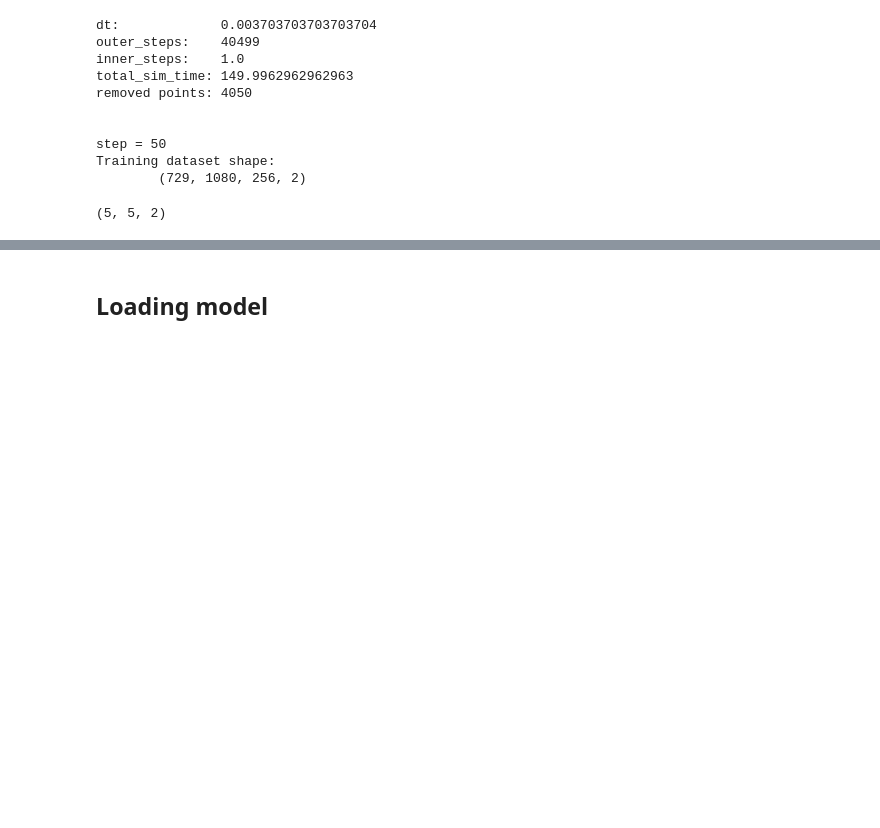
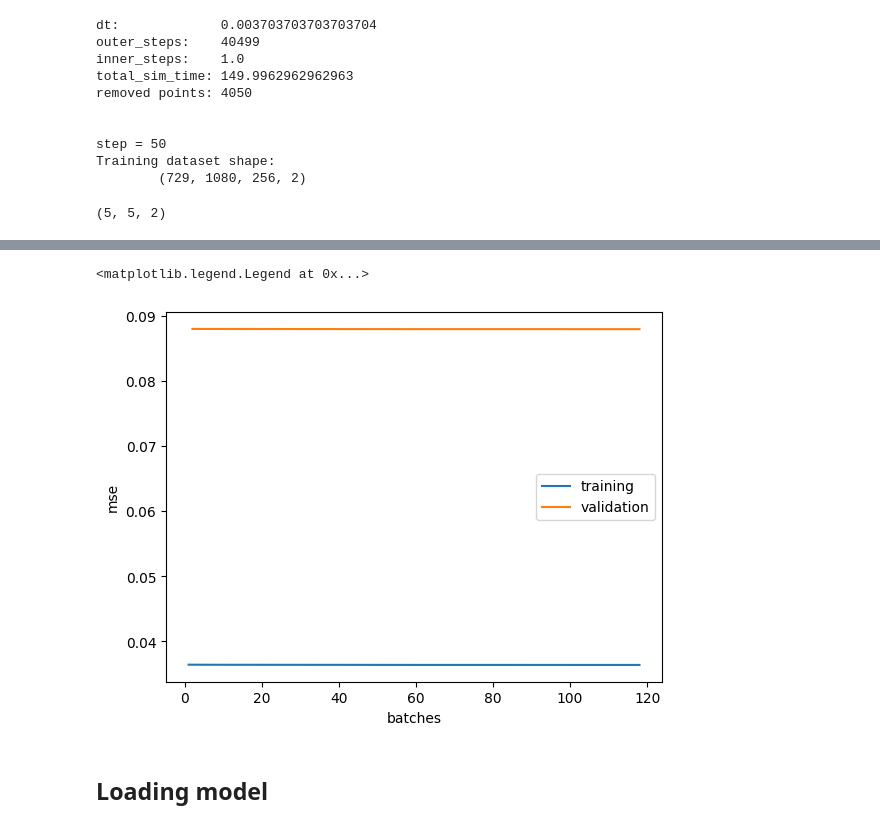
Before and after one commit to diegodelc/jax-cfd, a Jupyter notebook: notebooks/hybrid_model/training_superresolutions/advection_term.ipynb, the cells around one changed output, grey strips where cells are left out. Drawn from its saved outputs; the diff is of its cells as text; code cells hidden in the pictures; blank space fills up the shorter version.

```diff
--- a/notebooks/hybrid_model/training_superresolutions/advection_term.ipynb
+++ b/notebooks/hybrid_model/training_superresolutions/advection_term.ipynb
@@ -252,15 +254,18 @@ Epoch 7/60
 # %%
 
 batches = np.arange(len(instance.losses))
 val_step = len(instance.losses)//len(instance.val_losses)
 
 batches_val = batches[::val_step]+val_step
 plt.plot(batches+1,instance.losses, label="training")
-plt.plot(batches_val[:-1],instance.val_losses,label="validation")
+plt.plot(batches_val,instance.val_losses,label="validation")
 plt.ylabel("mse")
 plt.xlabel("batches")
 # plt.yscale("log")
 plt.legend()
+# %% [output]
+<matplotlib.legend.Legend at 0x...>
+[figure, added]
 # %%
 description = "left for lunch, please save me"
 # %%
```
Also changed, not shown: parts of 4 cells of this notebook, 5 other files.
